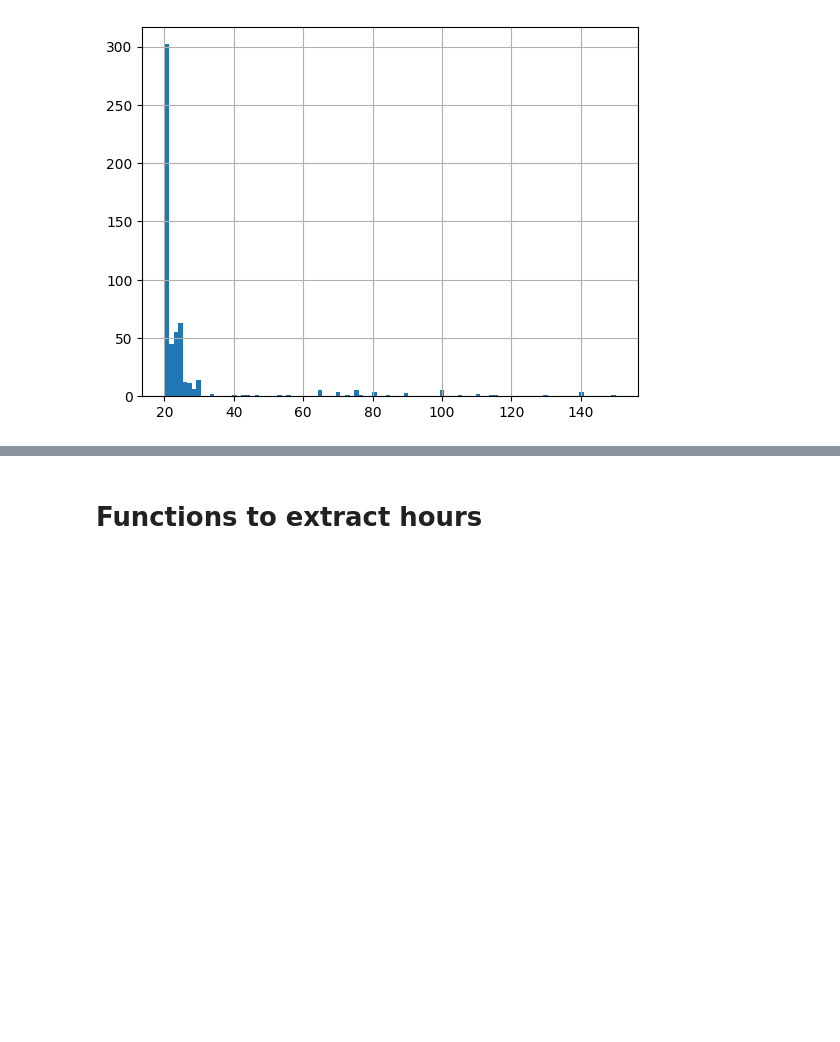
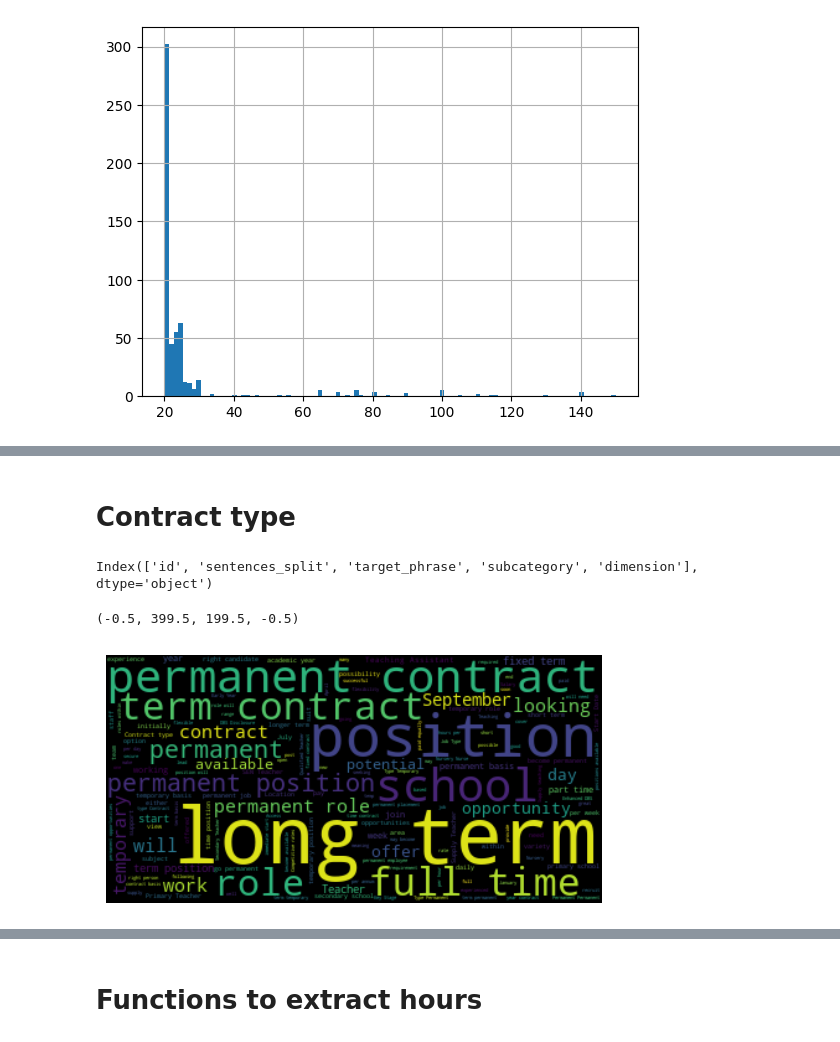
Before and after one commit to nestauk/dap_job_quality, a Jupyter notebook: dap_job_quality/notebooks/afs_analysis.ipynb, the cells around one changed output, grey strips where cells are left out. Drawn from its saved outputs; the diff is of its cells as text; code cells hidden in the pictures; blank space fills up the shorter version.

```diff
--- a/dap_job_quality/notebooks/afs_analysis.ipynb
+++ b/dap_job_quality/notebooks/afs_analysis.ipynb
@@ -478,0 +508,29 @@ afs_sample_enhanced_w_salaries.groupby(['year', 'sector']).agg({'hourly_wage': '
+# %% [markdown]
+# Contract type
+# %%
+contract_refs = processed_ads[processed_ads['subcategory']=='CONTRACT']
+# %%
+contract_refs.columns
+# %% [output]
+Index(['id', 'sentences_split', 'target_phrase', 'subcategory', 'dimension'], dtype='object')
+# %%
+# Check most frequent words and then we'll do a basic regex for these frequently occurring terms
+from wordcloud import WordCloud
+
+text = " ".join(
+                contract_refs[
+                    "sentences_split"
+                ].tolist()
+                )
+
+# Generate a word cloud image
+wordcloud = WordCloud().generate(text)
+
+# Display the generated image:
+# the matplotlib way:
+import matplotlib.pyplot as plt
+plt.imshow(wordcloud, interpolation='bilinear')
+plt.axis("off")
+# %% [output]
+(-0.5, 399.5, 199.5, -0.5)
+[figure, added]
```
Also changed, not shown: parts of 10 cells of this notebook.
